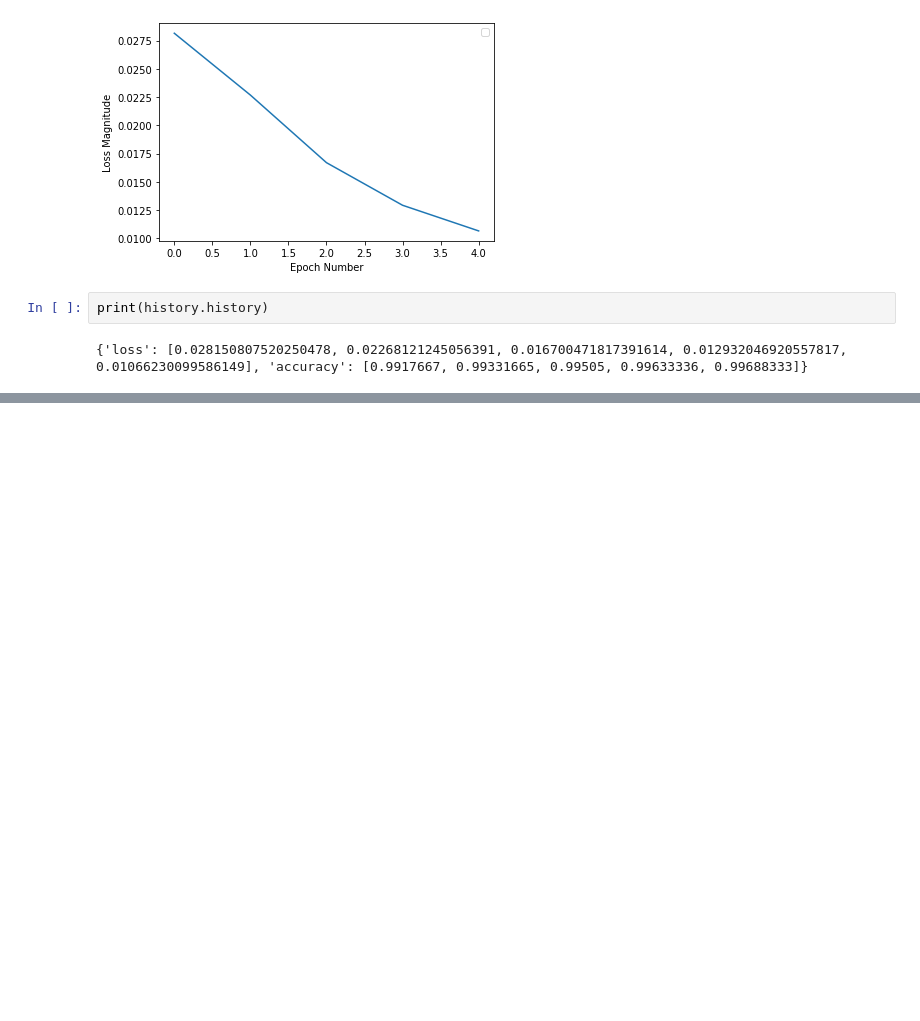
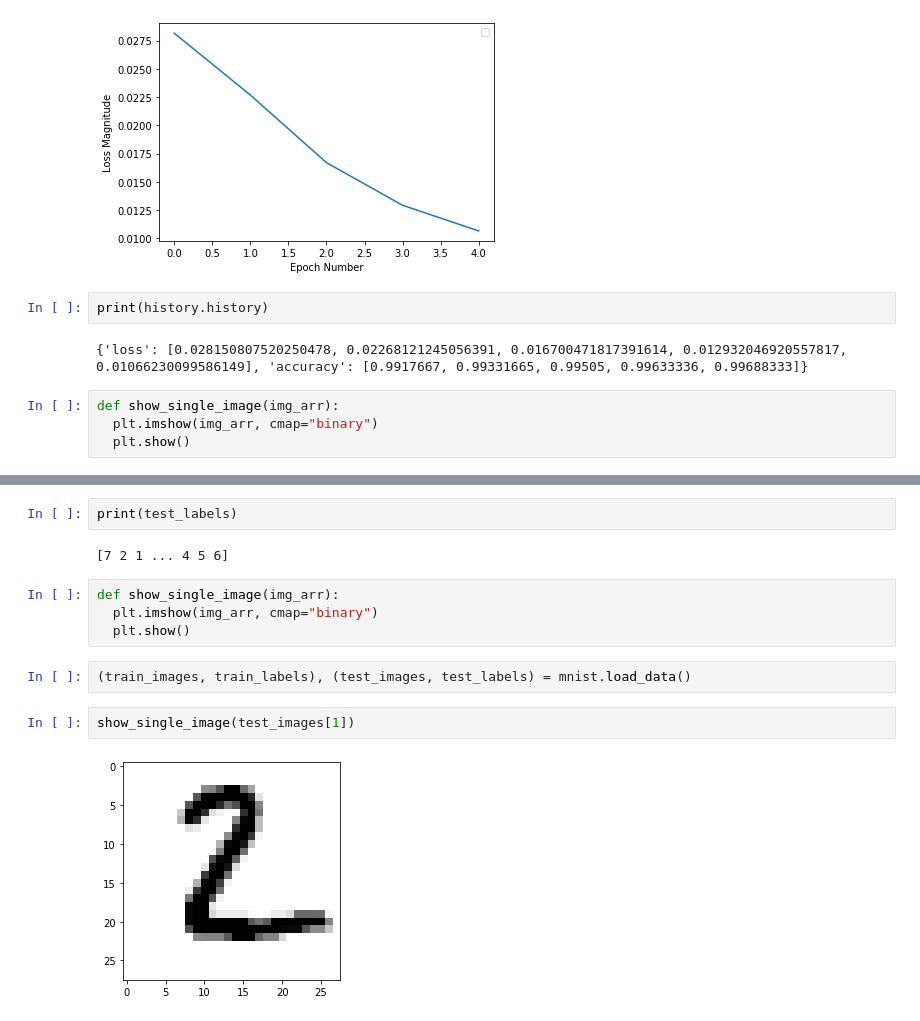
Before and after one commit to claviering/AI-demo, a Jupyter notebook: classify_handwritten_digits/classify_handwritten_digits.ipynb, the cells around one changed output, grey strips where cells are left out. Saved outputs shown, nothing was run; the diff lists cells and outputs as text; blank space fills up the shorter version.

```diff
--- a/classify_handwritten_digits/classify_handwritten_digits.ipynb
+++ b/classify_handwritten_digits/classify_handwritten_digits.ipynb
@@ -66,3 +110,7 @@ No handles with labels found to put in legend.
 print(history.history)
 # %% [output]
 {'loss': [0.028150807520250478, 0.02268121245056391, 0.016700471817391614, 0.012932046920557817, 0.01066230099586149], 'accuracy': [0.9917667, 0.99331665, 0.99505, 0.99633336, 0.99688333]}
+# %%
+def show_single_image(img_arr):
+  plt.imshow(img_arr, cmap="binary")
+  plt.show()
@@ -68,0 +139,14 @@ print(history.history)
+# %%
+print(test_labels)
+# %% [output]
+[7 2 1 ... 4 5 6]
+# %%
+def show_single_image(img_arr):
+  plt.imshow(img_arr, cmap="binary")
+  plt.show()
+# %%
+(train_images, train_labels), (test_images, test_labels) = mnist.load_data()
+# %%
+show_single_image(test_images[1])
+# %% [output]
+[figure, added]
```
Also changed, not shown: parts of 7 cells of this notebook, 7 other files.
